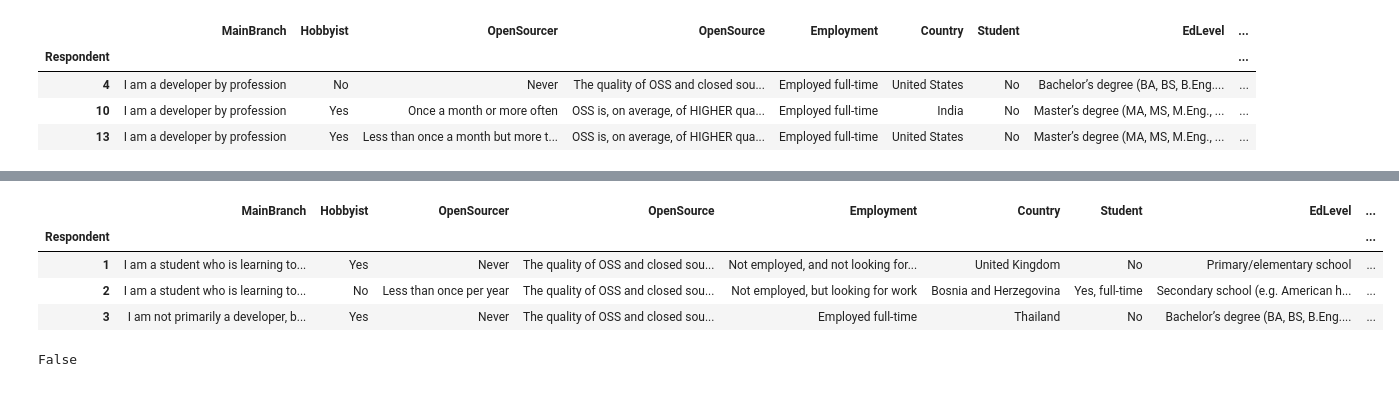
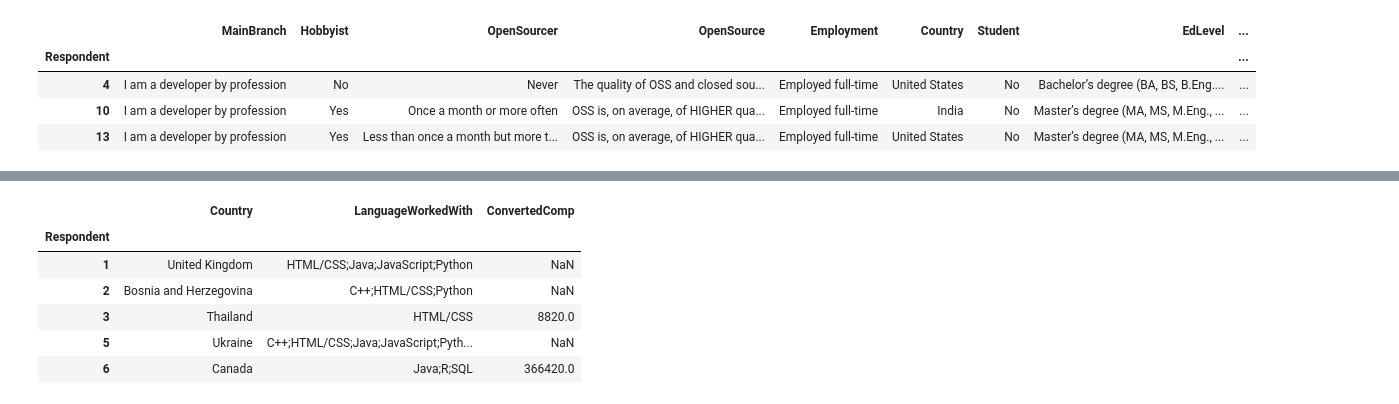
Before and after one commit to JosephZYU/Python-5-pandas, a Jupyter notebook: 04.Filtering - Using Conditionals to Filter Rows and Columns.ipynb, the cells around one changed output, grey strips where cells are left out. Saved outputs shown, nothing was run; the diff lists cells and outputs as text; code cells hidden in the pictures.

```diff
--- a/04.Filtering - Using Conditionals to Filter Rows and Columns.ipynb
+++ b/04.Filtering - Using Conditionals to Filter Rows and Columns.ipynb
@@ -76,17 +86,16 @@ df.loc[filter].head(3)
+# %%
+row_filter = df['Country'] == 'United States'
+col_filter = ['Country', 'LanguageWorkedWith', 'ConvertedComp']
 # %%
 # the opposite of filter ~ tilde
 # 🧠 ~filter -> ~
 
-df.loc[~filter].head(3)
+df.loc[~row_filter, col_filter].head()
 # %% [output]
-|  | MainBranch | Hobbyist | OpenSourcer | OpenSource | Employment | Country | Student | EdLevel | ... |
-| Respondent |  |  |  |  |  |  |  |  | ... |
-| 1 | I am a student who is learning to... | Yes | Never | The quality of OSS and closed sou... | Not employed, and not looking for... | United Kingdom | No | Primary/elementary school | ... |
-| 2 | I am a student who is learning to... | No | Less than once per year | The quality of OSS and closed sou... | Not employed, but looking for work | Bosnia and Herzegovina | Yes, full-time | Secondary school (e.g. American h... | ... |
-| 3 | I am not primarily a developer, b... | Yes | Never | The quality of OSS and closed sou... | Employed full-time | Thailand | No | Bachelor’s degree (BA, BS, B.Eng.... | ... |
+|  | Country | LanguageWorkedWith | ConvertedComp |
+| Respondent |  |  |  |
+| 1 | United Kingdom | HTML/CSS;Java;JavaScript;Python | NaN |
+| 2 | Bosnia and Herzegovina | C++;HTML/CSS;Python | NaN |
+| 3 | Thailand | HTML/CSS | 8820.0 |
+| 5 | Ukraine | C++;HTML/CSS;Java;JavaScript;Pyth... | NaN |
+| 6 | Canada | Java;R;SQL | 366420.0 |
-# %%
-# Filter through people with high-salaries
-
-'Salary' in df.columns
-# %% [output]
-False
```
Also changed, not shown: parts of 11 cells of this notebook, 1 other file.
